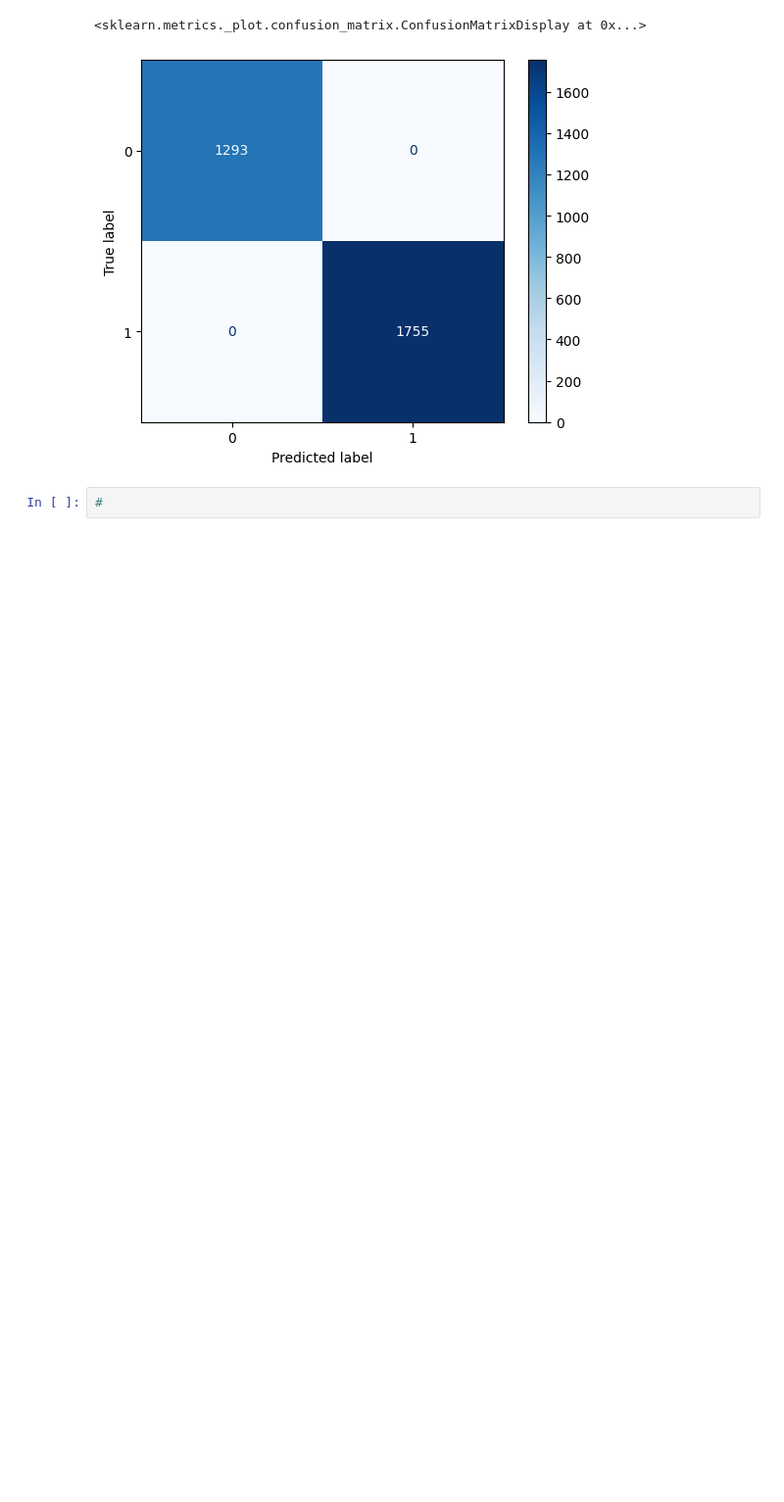
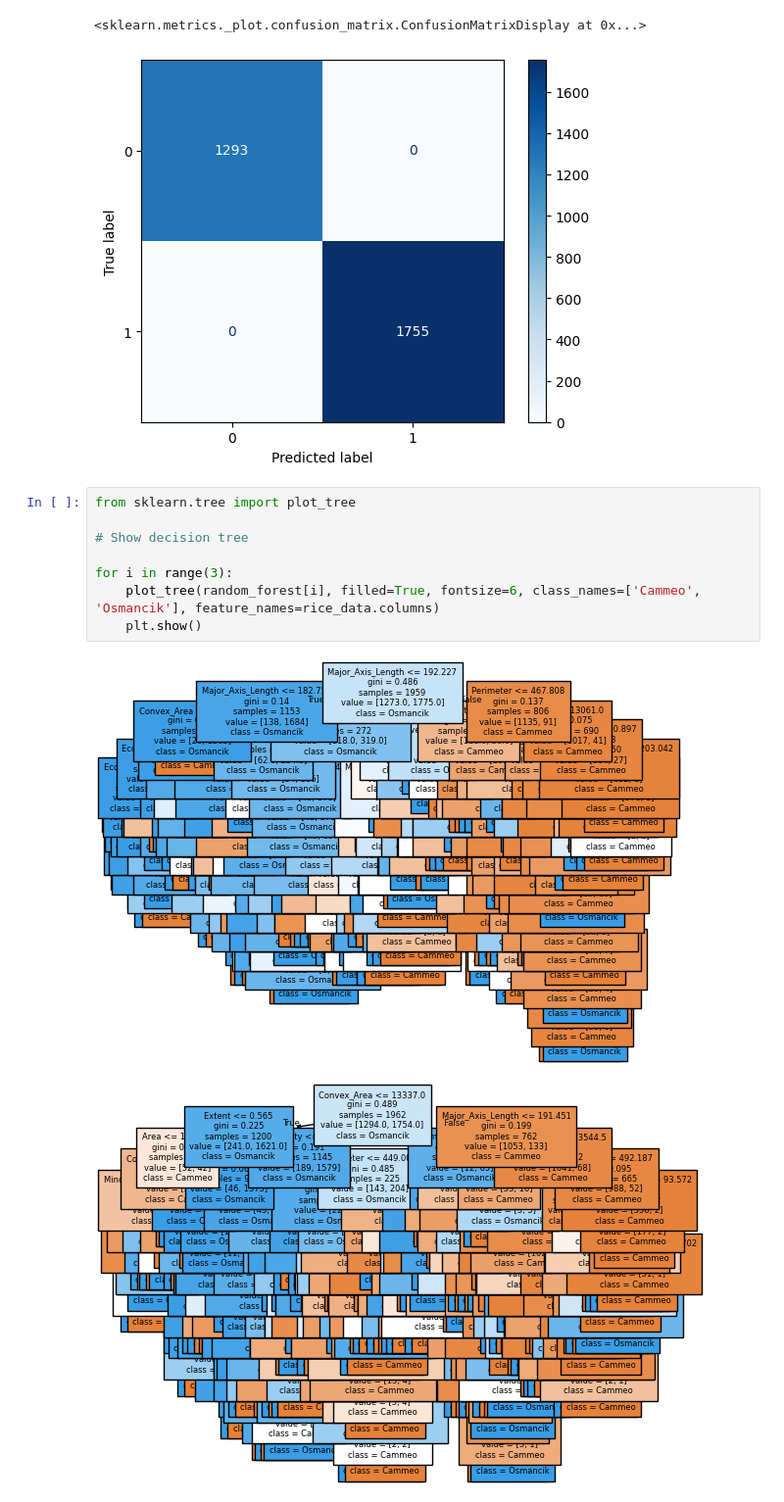
Before and after one commit to KelanMorgan0/4th-Year-Machine-Learning-Random-Forest, a Jupyter notebook: RandomForrest.ipynb, the cells around one changed output. Shown at 98% size. Saved outputs shown, nothing was run; the diff lists cells and outputs as text; blank space fills up the shorter version.

Commit message:
add decision tree visualization

```diff
--- a/RandomForrest.ipynb
+++ b/RandomForrest.ipynb
@@ -116,4 +119,13 @@ F1-Score:   1.0
 <sklearn.metrics._plot.confusion_matrix.ConfusionMatrixDisplay at 0x...>
 [figure]
 # %%
-#
+from sklearn.tree import plot_tree
+
+# Show decision tree
+
+for i in range(3):
+    plot_tree(random_forest[i], filled=True, fontsize=6, class_names=['Cammeo', 'Osmancik'], feature_names=rice_data.columns)
+    plt.show()
+# %% [output]
+[figure, added]
+[figure, added]
```
Also changed, not shown: parts of 2 cells of this notebook.
